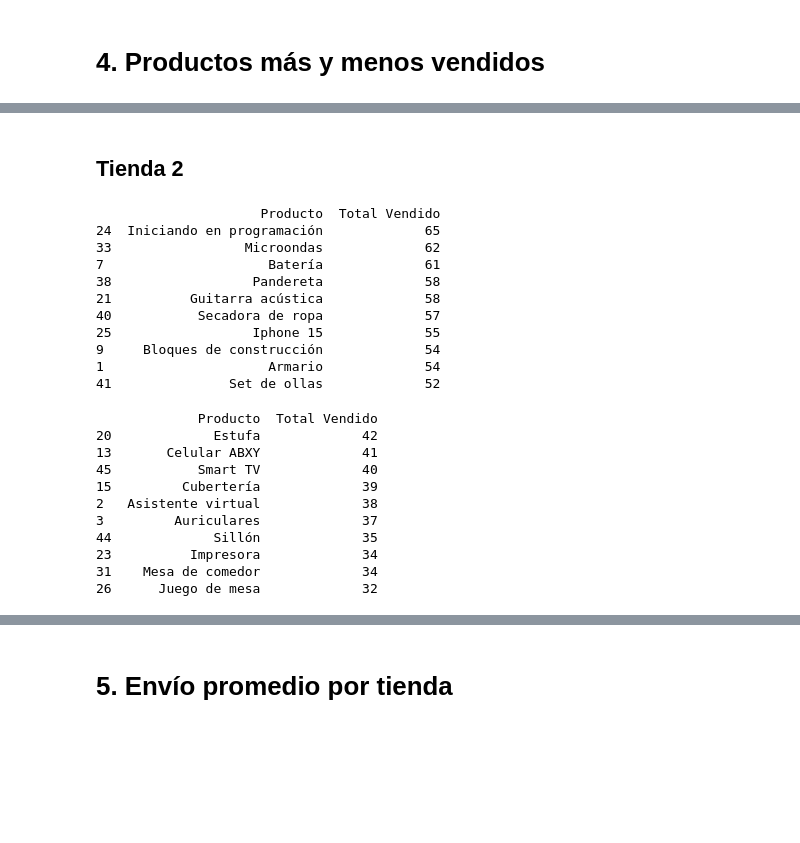
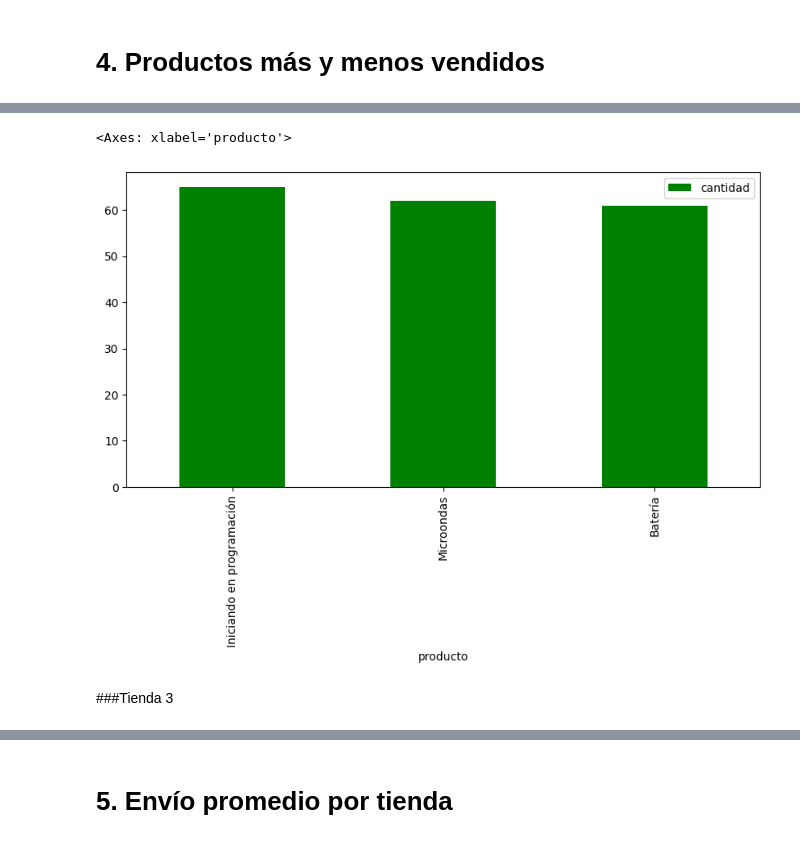
Before and after one commit to Giancawork/base-de-datos-challenge1-latam, a Jupyter notebook: AluraStoreLatam.ipynb, the cells around one changed output, grey strips where cells are left out. Drawn from its saved outputs; the diff is of its cells as text; code cells hidden in the pictures; blank space fills up the shorter version.

```diff
--- a/AluraStoreLatam.ipynb
+++ b/AluraStoreLatam.ipynb
@@ -171,36 +161,9 @@ df_ventas_por_producto_t1.nsmallest(10, "Total Vendido").plot(kind="bar", x="Pro
+# %%
+df_t2 = pd.DataFrame([item for item in top3_productos_venta_tienda if item["tienda"] == "tienda2"])
+# %%
+df_t2.plot(kind="bar", x="producto", y="cantidad", figsize=(10,5), color="green")
+# %% [output]
+<Axes: xlabel='producto'>
+[figure, added]
 # %% [markdown]
-## Tienda 2
+###Tienda 3
-# %%
-df_ventas_por_producto_t2 = (
-    tienda2.groupby("Producto")
-           .size()
-           .reset_index(name="Total Vendido")
-           .sort_values(by="Total Vendido", ascending=False)
-)
-print(df_ventas_por_producto_t2.head(10))
-# %% [output]
-                     Producto  Total Vendido
-24  Iniciando en programación             65
-33                 Microondas             62
-7                     Batería             61
-38                  Pandereta             58
-21          Guitarra acústica             58
-40           Secadora de ropa             57
-25                  Iphone 15             55
-9     Bloques de construcción             54
-1                     Armario             54
-41               Set de ollas             52
-# %%
-print(df_ventas_por_producto_t2.tail(10))
-# %% [output]
-             Producto  Total Vendido
-20             Estufa             42
-13       Celular ABXY             41
-45           Smart TV             40
-15         Cubertería             39
-2   Asistente virtual             38
-3         Auriculares             37
-44             Sillón             35
-23          Impresora             34
-31    Mesa de comedor             34
-26      Juego de mesa             32
```
Also changed, not shown: parts of 72 cells of this notebook.
